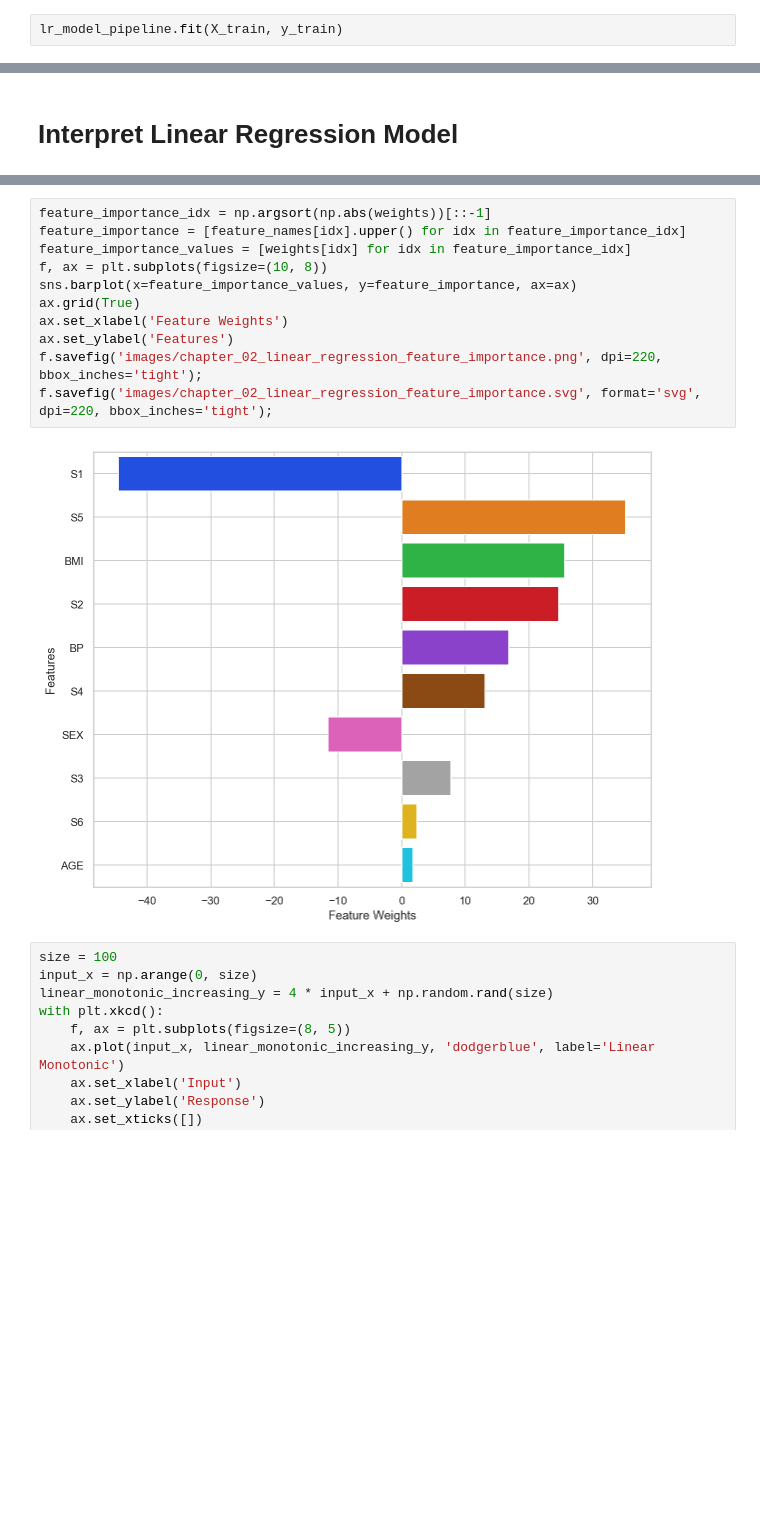
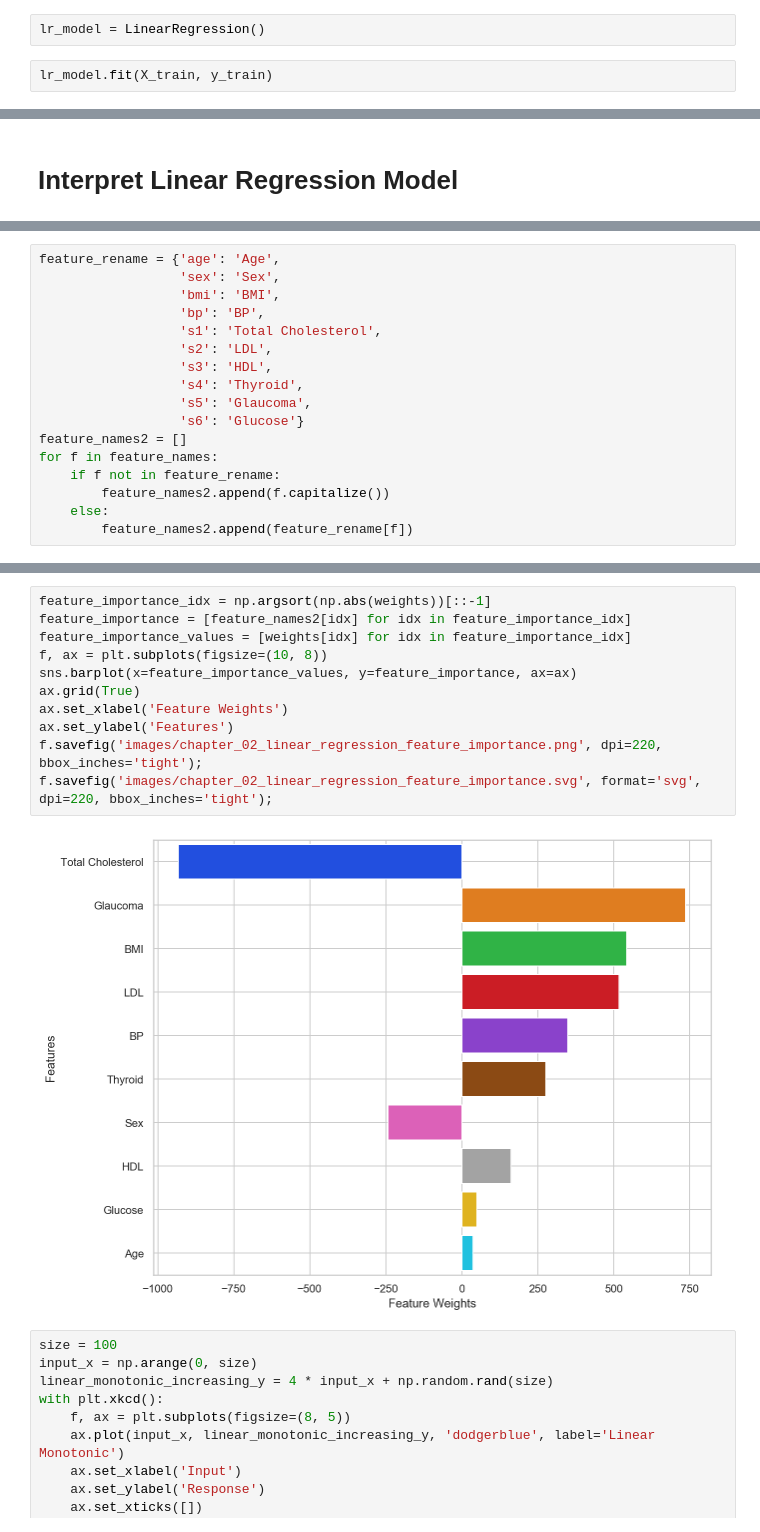
Before and after one commit to thampiman/interpretable-ai-book, a Jupyter notebook: chapter_02_lr_dt.ipynb, the cells around one changed output, grey strips where cells are left out. Saved outputs shown, nothing was run; the diff lists cells and outputs as text; blank space fills up the shorter version.

Commit message:
Updates to Chapter 2 LR and DT models

```diff
--- a/chapter_02_lr_dt.ipynb
+++ b/chapter_02_lr_dt.ipynb
@@ -76,3 +73,5 @@ lr_model_pipeline = Pipeline(steps=[('scaler', StandardScaler()),
+# %%
+lr_model = LinearRegression()
 # %%
-lr_model_pipeline.fit(X_train, y_train)
+lr_model.fit(X_train, y_train)
 # %% [output]
@@ -99,5 +91,22 @@ lr_model = lr_model_pipeline.named_steps['regression']
 feature_names = diabetes['feature_names']
 weights = lr_model.coef_
+# %%
+feature_rename = {'age': 'Age',
+                  'sex': 'Sex',
+                  'bmi': 'BMI',
+                  'bp': 'BP',
+                  's1': 'Total Cholesterol',
+                  's2': 'LDL',
+                  's3': 'HDL',
+                  's4': 'Thyroid',
+                  's5': 'Glaucoma',
+                  's6': 'Glucose'}
+feature_names2 = []
+for f in feature_names:
+    if f not in feature_rename:
+        feature_names2.append(f.capitalize())
+    else:
+        feature_names2.append(feature_rename[f])
 # %%
 weights
 # %% [output]
@@ -107,16 +116,16 @@ array([  1.75358647, -11.51189881,  25.60697957,  16.82909953,
 # %%
 feature_importance_idx = np.argsort(np.abs(weights))[::-1]
-feature_importance = [feature_names[idx].upper() for idx in feature_importance_idx]
+feature_importance = [feature_names2[idx] for idx in feature_importance_idx]
 feature_importance_values = [weights[idx] for idx in feature_importance_idx]
 f, ax = plt.subplots(figsize=(10, 8))
 sns.barplot(x=feature_importance_values, y=feature_importance, ax=ax)
 ax.grid(True)
 ax.set_xlabel('Feature Weights')
 ax.set_ylabel('Features')
 f.savefig('images/chapter_02_linear_regression_feature_importance.png', dpi=220, bbox_inches='tight');
 f.savefig('images/chapter_02_linear_regression_feature_importance.svg', format='svg', dpi=220, bbox_inches='tight');
 # %% [output]
-[figure, old version]
+[figure, new version]
 # %%
 size = 100
 input_x = np.arange(0, size)
```
Also changed, not shown: parts of 15 cells of this notebook.
